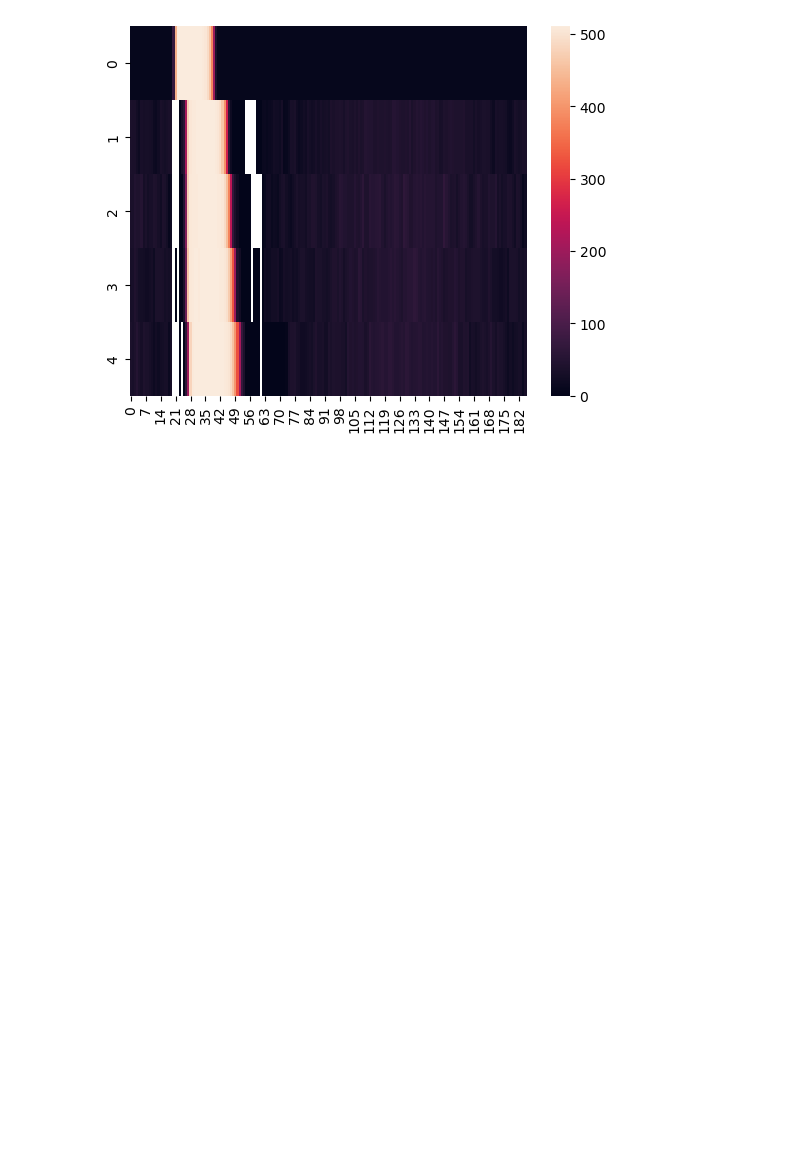
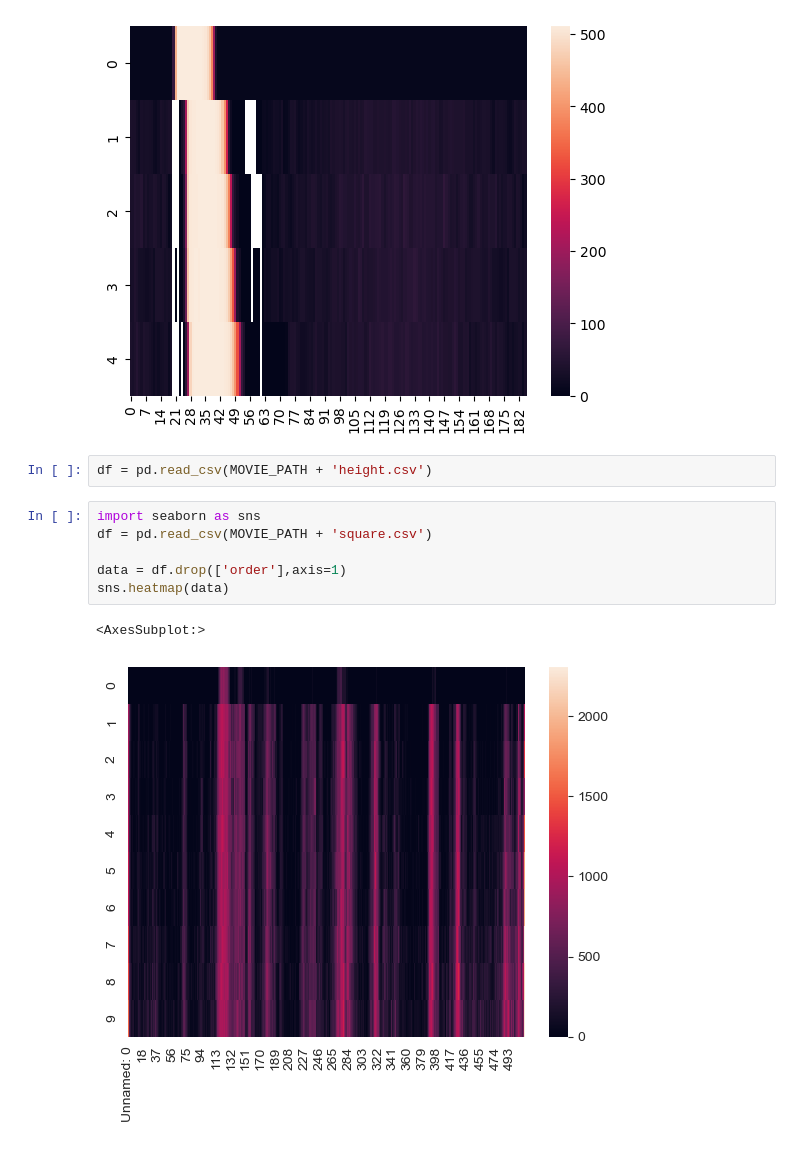
Before and after one commit to amityu/gel_sheets, a Jupyter notebook: exploration.ipynb, the cells around one changed output. Cells and saved outputs as stored; diff of their text form; blank space fills up the shorter version.

```diff
--- a/exploration.ipynb
+++ b/exploration.ipynb
@@ -472,3 +472,14 @@ sns.heatmap(height)
 # %% [output]
 <AxesSubplot:>
 [figure]
+# %%
+df = pd.read_csv(MOVIE_PATH + 'height.csv')
+# %%
+import seaborn as sns
+df = pd.read_csv(MOVIE_PATH + 'square.csv')
+
+data = df.drop(['order'],axis=1)
+sns.heatmap(data)
+# %% [output]
+<AxesSubplot:>
+[figure, added]
```
Also changed, not shown: parts of 6 cells of this notebook, 2 other files.
